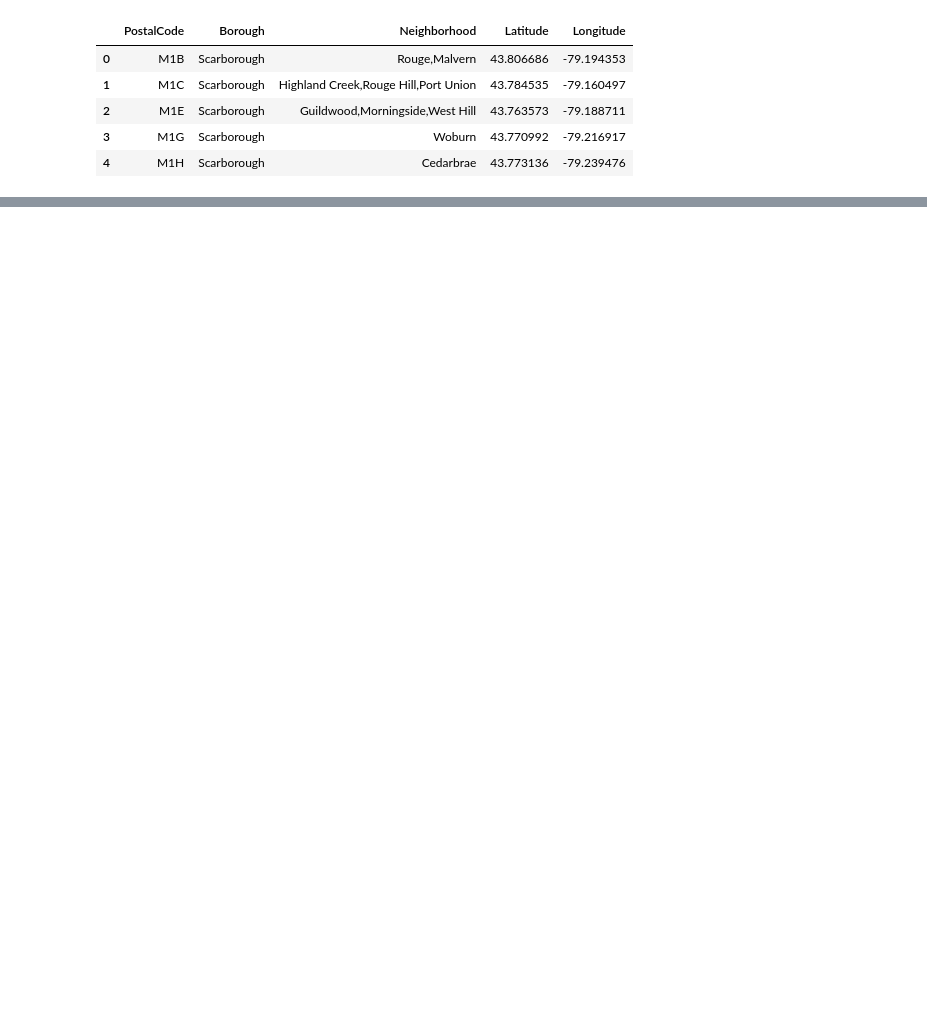
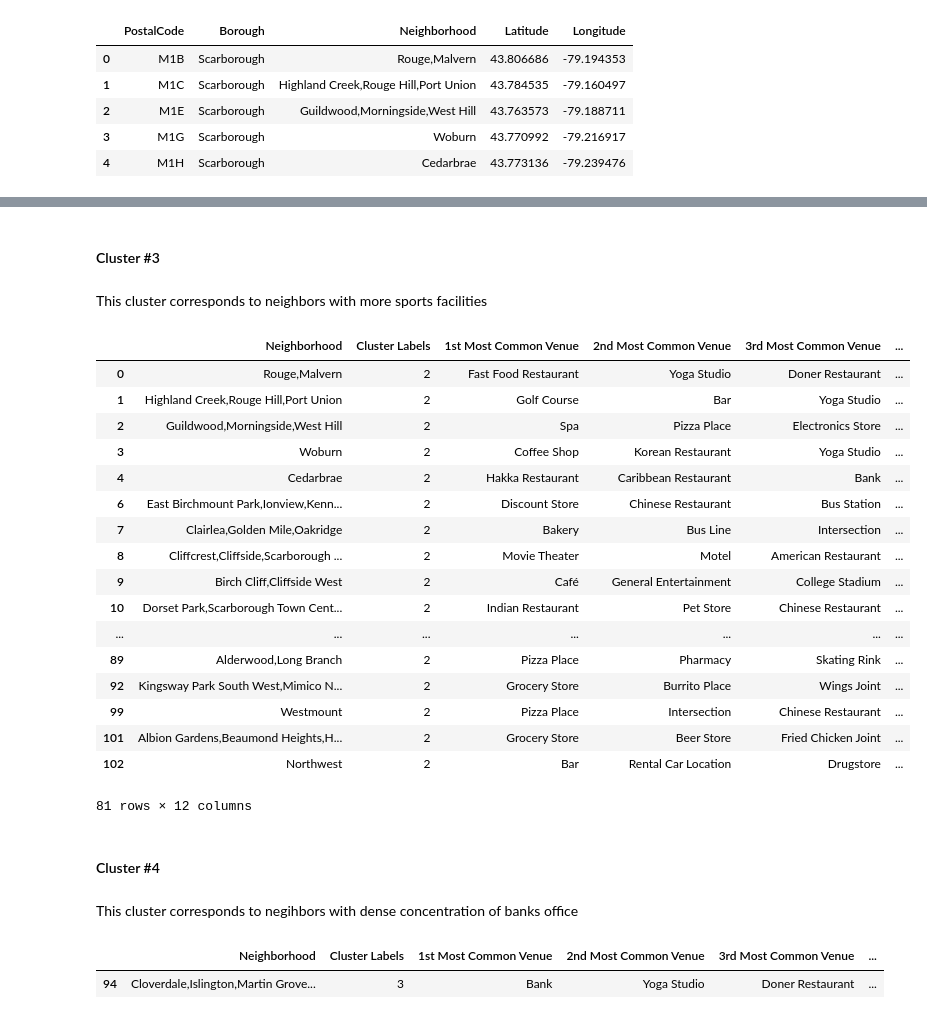
Before and after one commit to bjergsenson/Applied-Data-Science-Capstone, a Jupyter notebook: ADSC303.ipynb, the cells around one changed output, grey strips where cells are left out. Drawn from its saved outputs; the diff is of its cells as text; code cells hidden in the pictures; blank space fills up the shorter version.

```diff
--- a/ADSC303.ipynb
+++ b/ADSC303.ipynb
@@ -115,0 +382,6 @@ df.head()
+# %%
+def return_most_common_venues(row, num_top_venues):
+    row_categories = row.iloc[1:]
+    row_categories_sorted = row_categories.sort_values(ascending=False)
+
+    return row_categories_sorted.index.values[0:num_top_venues]
@@ -115,0 +420,11 @@ df.head()
+# %%
+# set number of clusters
+kclusters = 5
+
+toronto_grouped_clustering = toronto_grouped.drop('Neighborhood', 1)
+
+# run k-means clustering
+kmeans = KMeans(n_clusters=kclusters, random_state=0).fit(toronto_grouped_clustering)
+
+# check cluster labels generated for each row in the dataframe
+kmeans.labels_[0:10]
@@ -115,0 +435,11 @@ df.head()
+# %%
+neighborhoods_venues_sorted.drop('Cluster Labels',axis=1, inplace=True) #Delete the column if already exists
+# add clustering labels
+neighborhoods_venues_sorted.insert(0, 'Cluster Labels', kmeans.labels_)
+
+toronto_merged = df
+
+# merge toronto_grouped with toronto_data to add latitude/longitude for each neighborhood
+toronto_merged = toronto_merged.join(neighborhoods_venues_sorted.set_index('Neighborhood'), on='Neighborhood')
+
+toronto_merged.head() # check the last columns!
@@ -115,0 +455,3 @@ df.head()
+# %%
+toronto_merged.dropna(subset=['Cluster Labels'],axis=0, inplace=True)
+toronto_merged['Cluster Labels']=toronto_merged['Cluster Labels'].astype('int')
@@ -115,0 +512,34 @@ df.head()
+# %% [markdown]
+#### Cluster #3
+# %% [markdown]
+This cluster corresponds to neighbors with more sports facilities
+# %%
+toronto_merged.loc[toronto_merged['Cluster Labels'] == 2, toronto_merged.columns[[2] + list(range(5, toronto_merged.shape[1]))]]
+# %% [output]
+|  | Neighborhood | Cluster Labels | 1st Most Common Venue | 2nd Most Common Venue | 3rd Most Common Venue | ... |
+| 0 | Rouge,Malvern | 2 | Fast Food Restaurant | Yoga Studio | Doner Restaurant | ... |
+| 1 | Highland Creek,Rouge Hill,Port Union | 2 | Golf Course | Bar | Yoga Studio | ... |
+| 2 | Guildwood,Morningside,West Hill | 2 | Spa | Pizza Place | Electronics Store | ... |
+| 3 | Woburn | 2 | Coffee Shop | Korean Restaurant | Yoga Studio | ... |
+| 4 | Cedarbrae | 2 | Hakka Restaurant | Caribbean Restaurant | Bank | ... |
+| 6 | East Birchmount Park,Ionview,Kenn... | 2 | Discount Store | Chinese Restaurant | Bus Station | ... |
+| 7 | Clairlea,Golden Mile,Oakridge | 2 | Bakery | Bus Line | Intersection | ... |
+| 8 | Cliffcrest,Cliffside,Scarborough ... | 2 | Movie Theater | Motel | American Restaurant | ... |
+| 9 | Birch Cliff,Cliffside West | 2 | Café | General Entertainment | College Stadium | ... |
+| 10 | Dorset Park,Scarborough Town Cent... | 2 | Indian Restaurant | Pet Store | Chinese Restaurant | ... |
+| ... | ... | ... | ... | ... | ... | ... |
+| 89 | Alderwood,Long Branch | 2 | Pizza Place | Pharmacy | Skating Rink | ... |
+| 92 | Kingsway Park South West,Mimico N... | 2 | Grocery Store | Burrito Place | Wings Joint | ... |
+| 99 | Westmount | 2 | Pizza Place | Intersection | Chinese Restaurant | ... |
+| 101 | Albion Gardens,Beaumond Heights,H... | 2 | Grocery Store | Beer Store | Fried Chicken Joint | ... |
+| 102 | Northwest | 2 | Bar | Rental Car Location | Drugstore | ... |
+81 rows × 12 columns
+# %% [markdown]
+#### Cluster #4
+# %% [markdown]
+This cluster corresponds to negihbors with dense concentration of banks office
+# %%
+toronto_merged.loc[toronto_merged['Cluster Labels'] == 3, toronto_merged.columns[[2] + list(range(5, toronto_merged.shape[1]))]]
+# %% [output]
+|  | Neighborhood | Cluster Labels | 1st Most Common Venue | 2nd Most Common Venue | 3rd Most Common Venue | ... |
+| 94 | Cloverdale,Islington,Martin Grove... | 3 | Bank | Yoga Studio | Doner Restaurant | ... |
```
Also changed, not shown: parts of 48 cells of this notebook.
